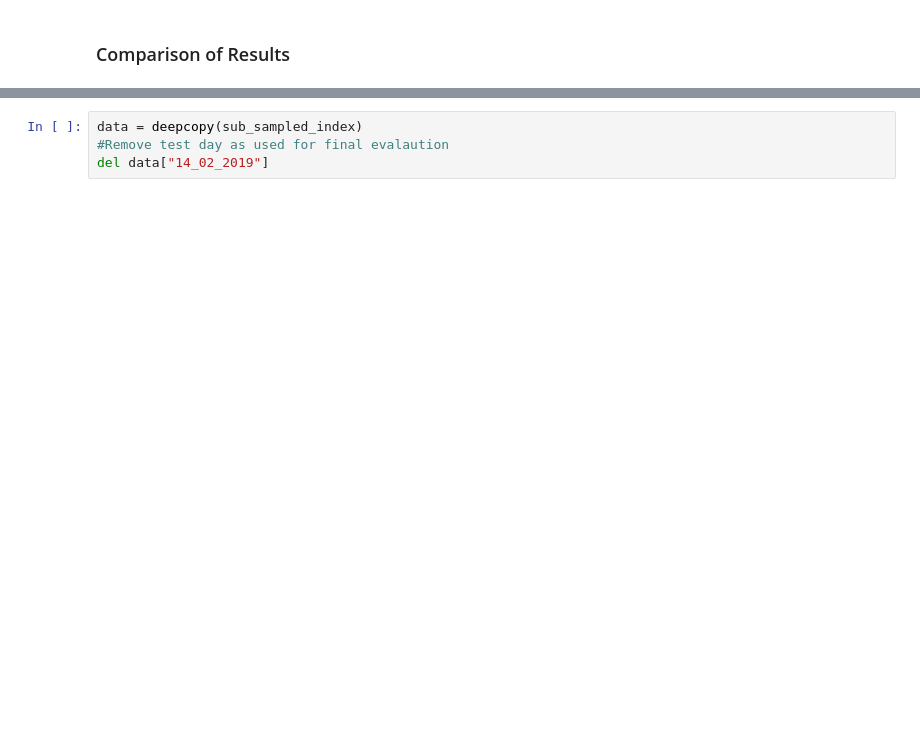
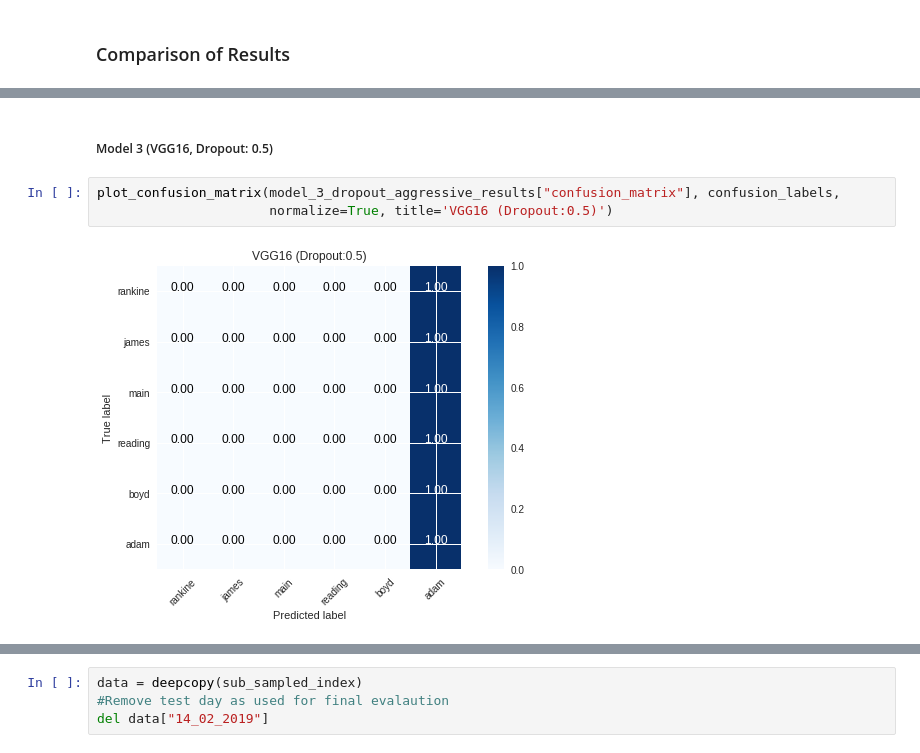
Before and after one commit to Andrew-Mackay/building_classifier, a Jupyter notebook: notebooks/AX-2019.ipynb, the cells around one changed output, grey strips where cells are left out. Drawn from its saved outputs; the diff is of its cells as text; blank space fills up the shorter version.

```diff
--- a/notebooks/AX-2019.ipynb
+++ b/notebooks/AX-2019.ipynb
@@ -1094,0 +1120,7 @@ def split_data_by_day(data, validation_day):
+# %% [markdown]
+##### Model 3 (VGG16, Dropout: 0.5)
+# %%
+plot_confusion_matrix(model_3_dropout_aggressive_results["confusion_matrix"], confusion_labels,
+                      normalize=True, title='VGG16 (Dropout:0.5)')
+# %% [output]
+[figure, added]
```
Also changed, not shown: parts of 154 cells of this notebook, 12 other files.
